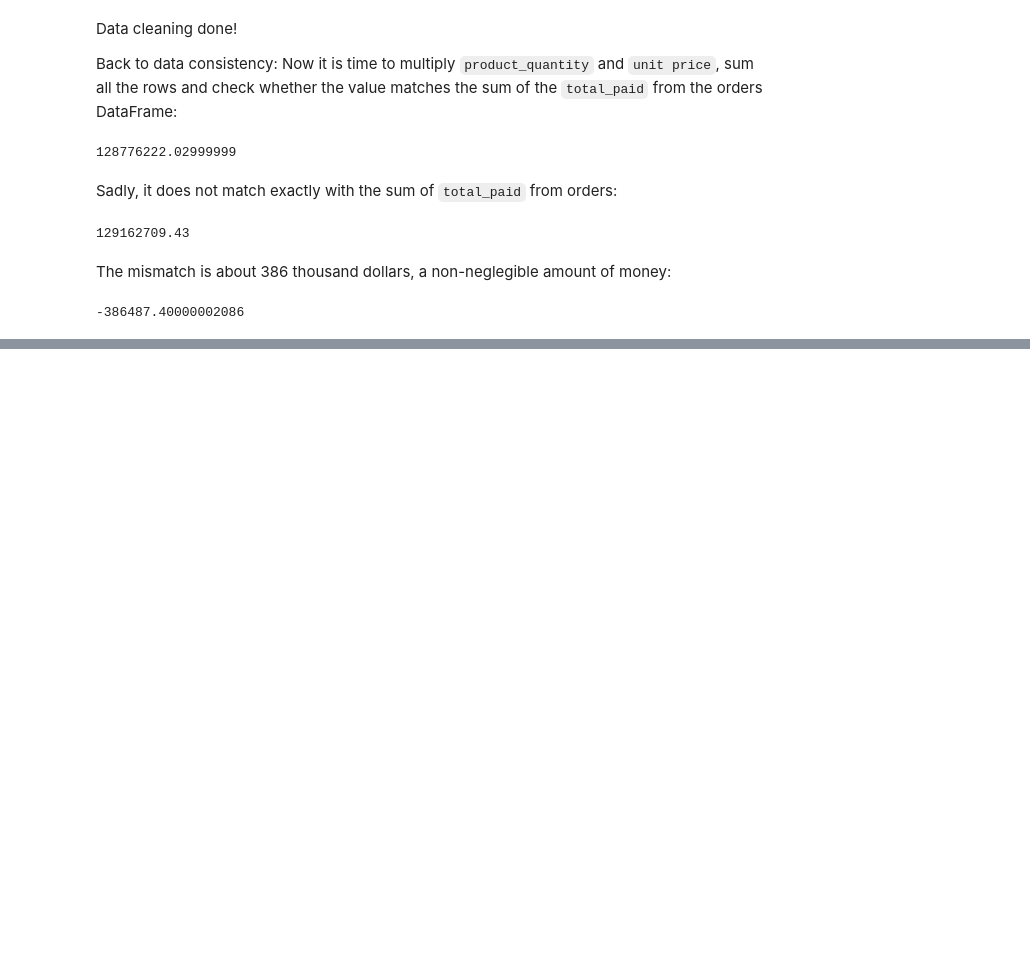
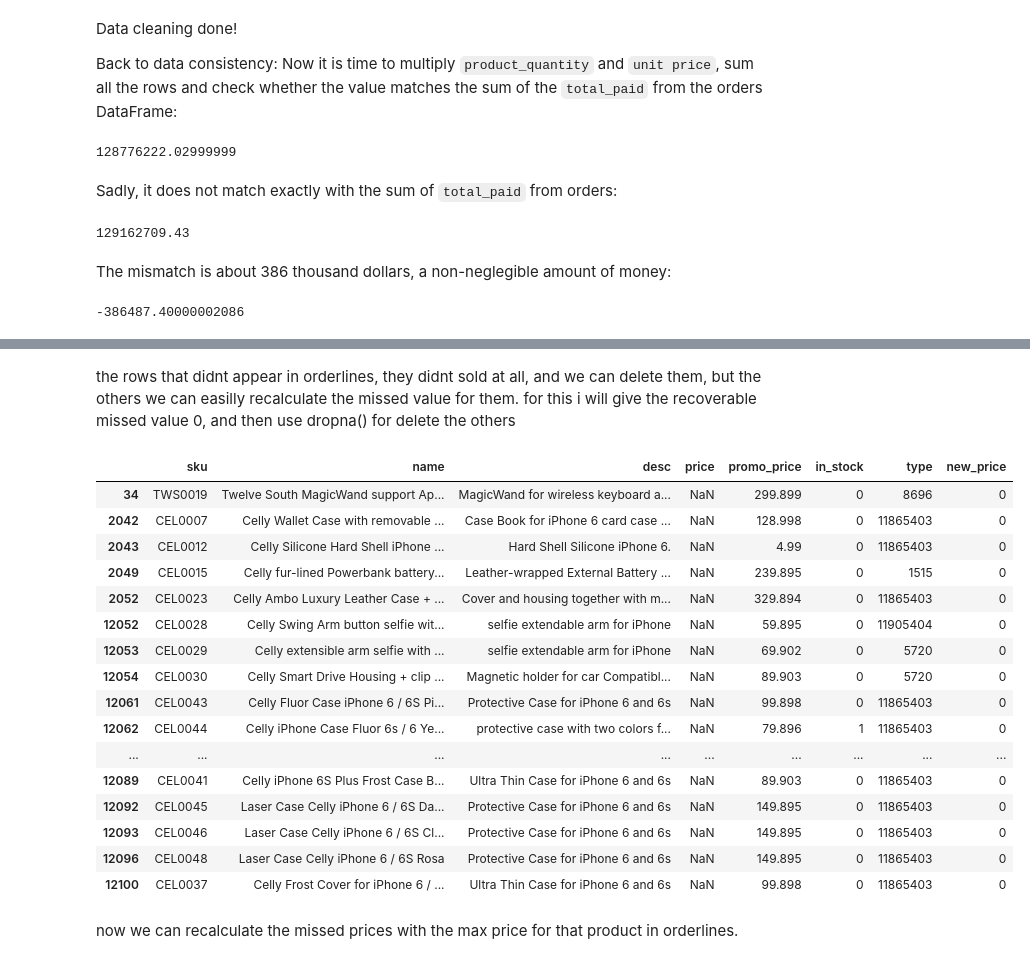
Before and after one commit to sherwan-m/Eniac_Analyze_Discounts, a Jupyter notebook: data_cleaning.ipynb, the cells around one changed output, grey strips where cells are left out. Saved outputs shown, nothing was run; the diff lists cells and outputs as text; code cells hidden in the pictures; blank space fills up the shorter version.

Commit message:
clean the prodicts table 1, duplicates, price missed values

```diff
--- a/data_cleaning.ipynb
+++ b/data_cleaning.ipynb
@@ -459,0 +505,2 @@ orderlines['total_price'].sum() - orders['total_paid'].sum()
+# %%
+products.drop_duplicates(subset= 'sku', inplace= True)
@@ -459,0 +537,42 @@ orderlines['total_price'].sum() - orders['total_paid'].sum()
+# %% [markdown]
+the rows that didnt appear in orderlines, they didnt sold at all, and we can delete them, but the others we can easilly recalculate the missed value for them.
+for this i will give the recoverable missed value 0, and then use dropna() for delete the others
+# %%
+recoverable_missed_price =(
+    products
+            .loc[lambda df_ : df_['price'].isna()]
+            .loc[lambda df_:df_['sku'].isin(orderlines['sku'])]
+)
+
+products = (
+products
+        .assign(new_price =np.where(
+                                    products['sku'].isin(recoverable_missed_price['sku']),
+                                    "0", products['price']
+                                )
+                )
+)
+
+products.dropna(subset='new_price', inplace= True)
+# products
+recoverable_missed_price
+# %% [output]
+|  | sku | name | desc | price | promo_price | in_stock | type | new_price |
+| 34 | TWS0019 | Twelve South MagicWand support Ap... | MagicWand for wireless keyboard a... | NaN | 299.899 | 0 | 8696 | 0 |
+| 2042 | CEL0007 | Celly Wallet Case with removable ... | Case Book for iPhone 6 card case ... | NaN | 128.998 | 0 | 11865403 | 0 |
+| 2043 | CEL0012 | Celly Silicone Hard Shell iPhone ... | Hard Shell Silicone iPhone 6. | NaN | 4.99 | 0 | 11865403 | 0 |
+| 2049 | CEL0015 | Celly fur-lined Powerbank battery... | Leather-wrapped External Battery ... | NaN | 239.895 | 0 | 1515 | 0 |
+| 2052 | CEL0023 | Celly Ambo Luxury Leather Case + ... | Cover and housing together with m... | NaN | 329.894 | 0 | 11865403 | 0 |
+| 12052 | CEL0028 | Celly Swing Arm button selfie wit... | selfie extendable arm for iPhone | NaN | 59.895 | 0 | 11905404 | 0 |
+| 12053 | CEL0029 | Celly extensible arm selfie with ... | selfie extendable arm for iPhone | NaN | 69.902 | 0 | 5720 | 0 |
+| 12054 | CEL0030 | Celly Smart Drive Housing + clip ... | Magnetic holder for car Compatibl... | NaN | 89.903 | 0 | 5720 | 0 |
+| 12061 | CEL0043 | Celly Fluor Case iPhone 6 / 6S Pi... | Protective Case for iPhone 6 and 6s | NaN | 99.898 | 0 | 11865403 | 0 |
+| 12062 | CEL0044 | Celly iPhone Case Fluor 6s / 6 Ye... | protective case with two colors f... | NaN | 79.896 | 1 | 11865403 | 0 |
+| ... | ... | ... | ... | ... | ... | ... | ... | ... |
+| 12089 | CEL0041 | Celly iPhone 6S Plus Frost Case B... | Ultra Thin Case for iPhone 6 and 6s | NaN | 89.903 | 0 | 11865403 | 0 |
+| 12092 | CEL0045 | Laser Case Celly iPhone 6 / 6S Da... | Protective Case for iPhone 6 and 6s | NaN | 149.895 | 0 | 11865403 | 0 |
+| 12093 | CEL0046 | Laser Case Celly iPhone 6 / 6S Cl... | Protective Case for iPhone 6 and 6s | NaN | 149.895 | 0 | 11865403 | 0 |
+| 12096 | CEL0048 | Laser Case Celly iPhone 6 / 6S Rosa | Protective Case for iPhone 6 and 6s | NaN | 149.895 | 0 | 11865403 | 0 |
+| 12100 | CEL0037 | Celly Frost Cover for iPhone 6 / ... | Ultra Thin Case for iPhone 6 and 6s | NaN | 99.898 | 0 | 11865403 | 0 |
+# %% [markdown]
+now we can recalculate the missed prices with the max price for that product in orderlines.
```
Also changed, not shown: parts of 11 cells of this notebook.
